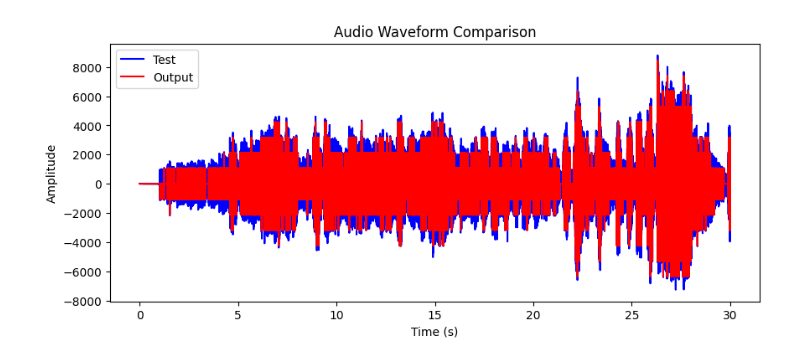
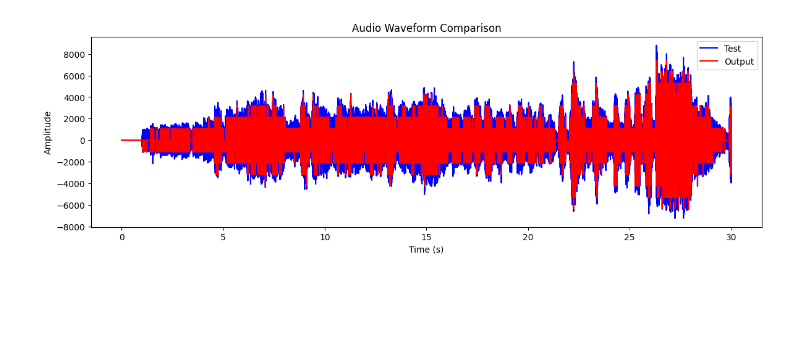
Before and after one commit to hyperionao/Bitcrusher, a Jupyter notebook: comparison.ipynb, the cells around one changed output. Drawn from its saved outputs; the diff is of its cells as text; code cells hidden in the pictures; blank space fills up the shorter version.

```diff
--- a/comparison.ipynb
+++ b/comparison.ipynb
@@ -22,13 +22,13 @@ with wave.open('output.wav', 'r') as out_file:
 
 out_file.close()
 # %%
-plt.figure(figsize=(10, 4))
+plt.figure(figsize=(14, 4))
 plt.plot(time, signal, label='Test', color='blue')
 plt.plot(time_out, signal_out, label='Output', color='red')
 plt.xlabel('Time (s)')
 plt.ylabel('Amplitude')
 plt.title('Audio Waveform Comparison')
 plt.legend()
 plt.show()
 # %% [output]
-[figure, old version]
+[figure, new version]
```
Also changed, not shown: 3 other files.
